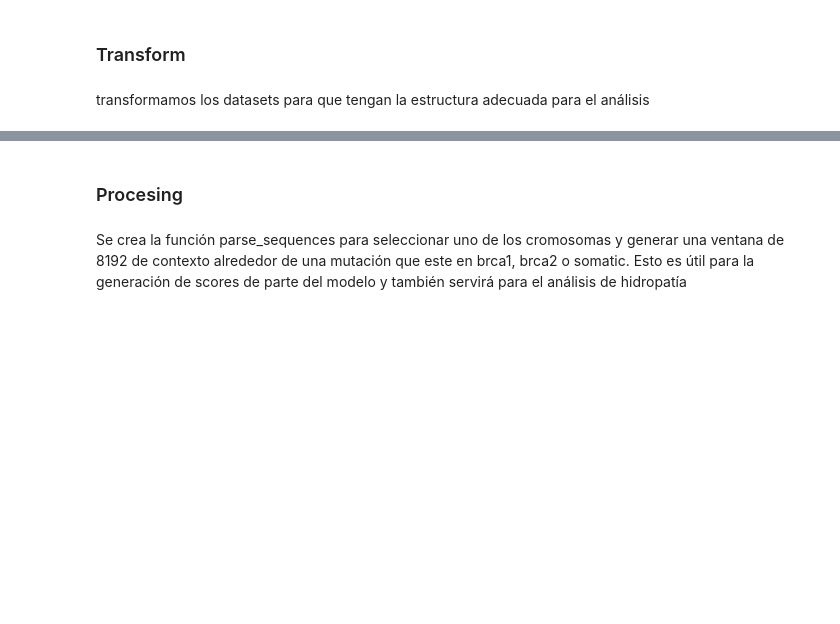
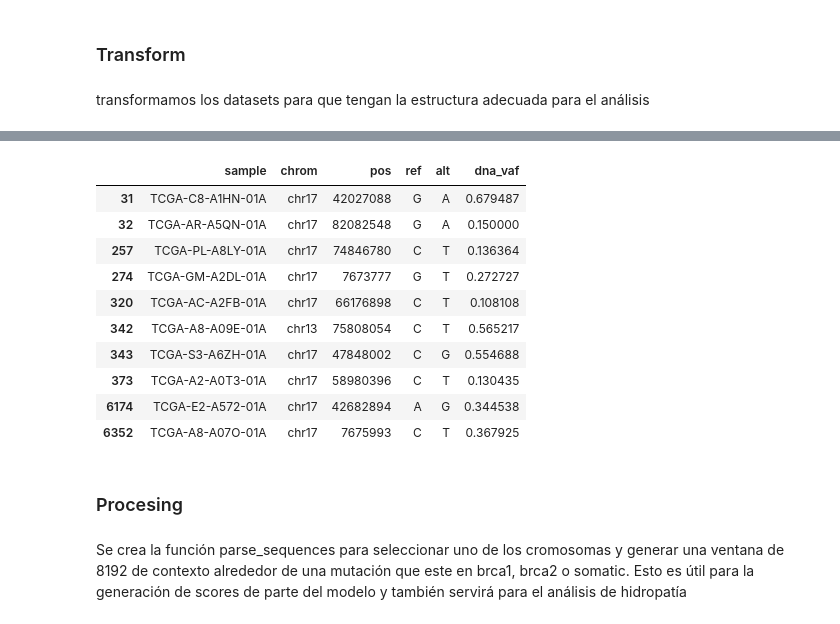
Before and after one commit to xkal1bur/PrevenIA, a Jupyter notebook: analysis2/analysis.ipynb, the cells around one changed output, grey strips where cells are left out. Drawn from its saved outputs; the diff is of its cells as text; code cells hidden in the pictures; blank space fills up the shorter version.

```diff
--- a/analysis2/analysis.ipynb
+++ b/analysis2/analysis.ipynb
@@ -52,3 +68,17 @@ somatic = somatic[mask].reset_index(drop=True)
+# %%
+tmp3
+# %% [output]
+|  | sample | chrom | pos | ref | alt | dna_vaf |
+| 31 | TCGA-C8-A1HN-01A | chr17 | 42027088 | G | A | 0.679487 |
+| 32 | TCGA-AR-A5QN-01A | chr17 | 82082548 | G | A | 0.150000 |
+| 257 | TCGA-PL-A8LY-01A | chr17 | 74846780 | C | T | 0.136364 |
+| 274 | TCGA-GM-A2DL-01A | chr17 | 7673777 | G | T | 0.272727 |
+| 320 | TCGA-AC-A2FB-01A | chr17 | 66176898 | C | T | 0.108108 |
+| 342 | TCGA-A8-A09E-01A | chr13 | 75808054 | C | T | 0.565217 |
+| 343 | TCGA-S3-A6ZH-01A | chr17 | 47848002 | C | G | 0.554688 |
+| 373 | TCGA-A2-A0T3-01A | chr17 | 58980396 | C | T | 0.130435 |
+| 6174 | TCGA-E2-A572-01A | chr17 | 42682894 | A | G | 0.344538 |
+| 6352 | TCGA-A8-A07O-01A | chr17 | 7675993 | C | T | 0.367925 |
 # %% [markdown]
 ### Procesing
 # %% [markdown]
```
Also changed, not shown: parts of 10 cells of this notebook, 2 other files.
